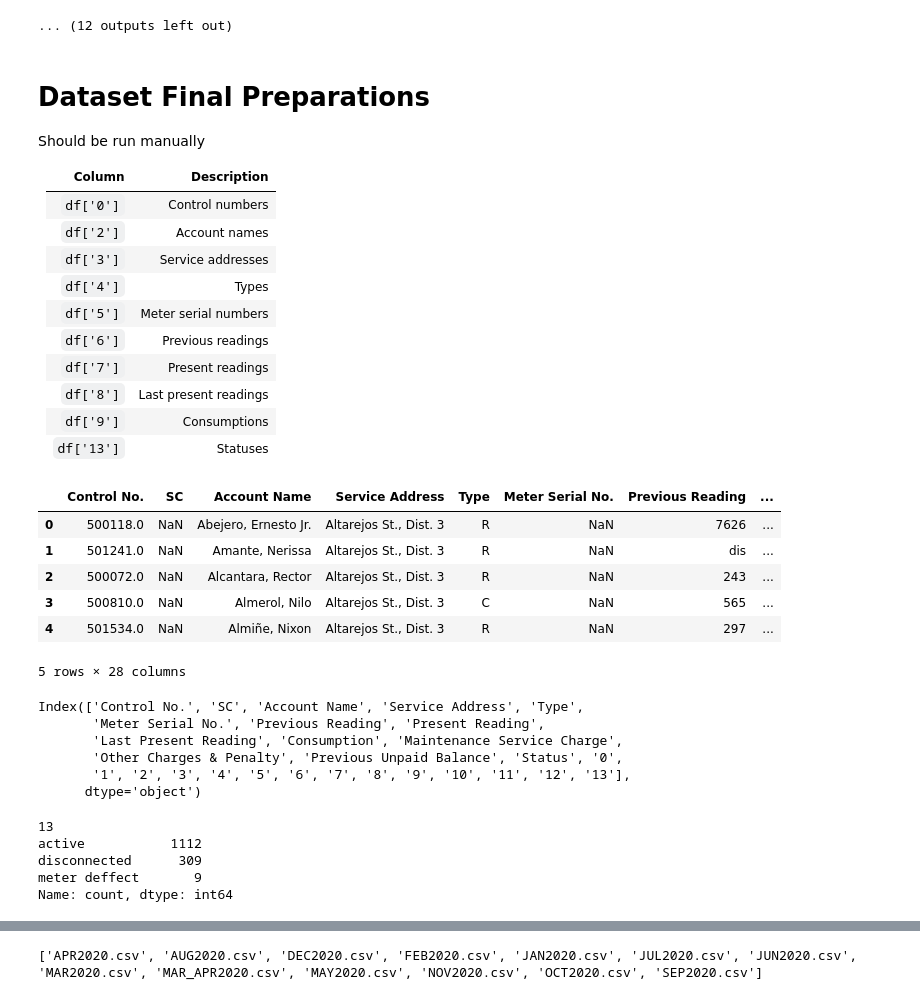
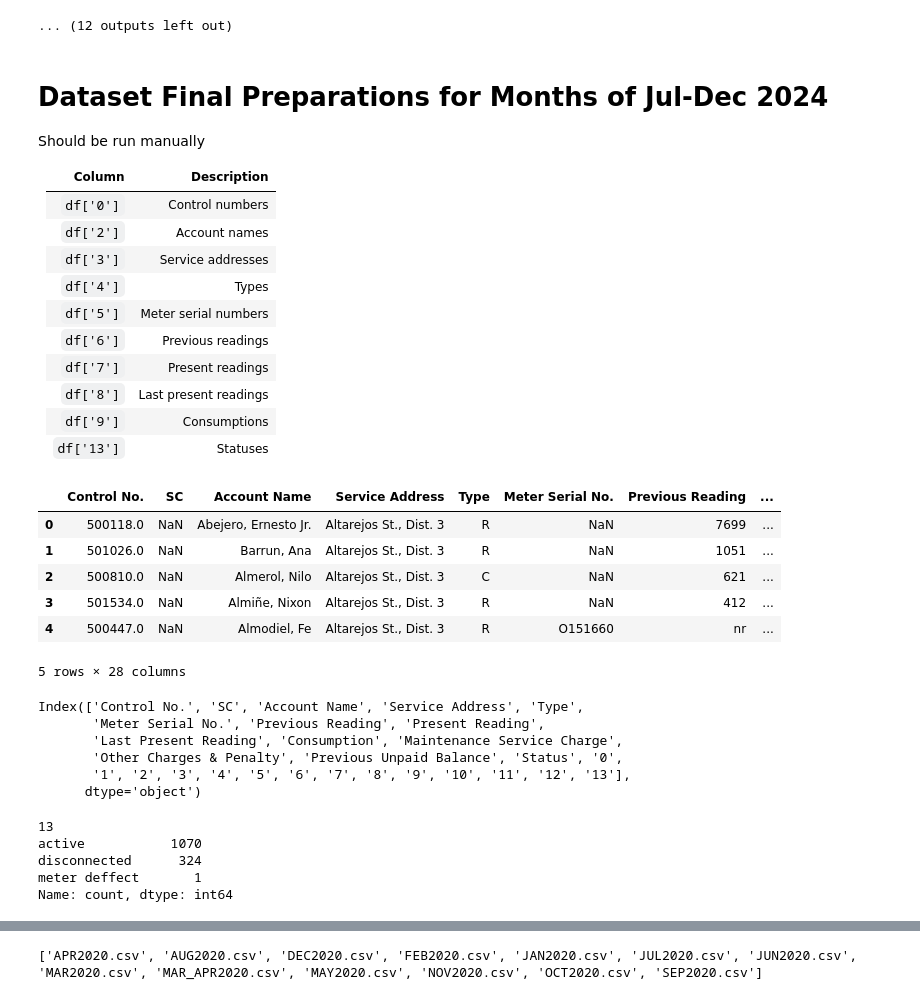
Before and after one commit to marcusAlmo/waterflow_model_training, a Jupyter notebook: data_preparation/v1/excel_file_compilations.ipynb, the cells around one changed output, grey strips where cells are left out. Drawn from its saved outputs; the diff is of its cells as text; code cells hidden in the pictures.

```diff
--- a/data_preparation/v1/excel_file_compilations.ipynb
+++ b/data_preparation/v1/excel_file_compilations.ipynb
@@ -269,7 +269,7 @@ memory usage: 331.7+ KB
 None
 ... (12 outputs left out)
 # %% [markdown]
-# Dataset Final Preparations
+# Dataset Final Preparations for Months of Jul-Dec 2024
 Should be run manually
 
 | Column | Description |
@@ -286,23 +286,26 @@ Should be run manually
 | `df['13']` | Statuses |
 # %%
 # Final 2024 dataset preparation
-month = 'JUL'
+from pathlib import Path
+import pandas as pd
+
+month = 'DEC'
 year = '2024'
 base_dir = Path(f'../../dataset/raw/{year}/compiled/{month}_{year}.csv')
 col_name = 13
 
 df = pd.read_csv(base_dir)
 display(df.head())
 display(df.columns)
 
 df[f'{col_name}'].value_counts()
 # %% [output]
 |  | Control No. | SC | Account Name | Service Address | Type | Meter Serial No. | Previous Reading | ... |
-| 0 | 500118.0 | NaN | Abejero, Ernesto Jr. | Altarejos St., Dist. 3 | R | NaN | 7626 | ... |
-| 1 | 501241.0 | NaN | Amante, Nerissa | Altarejos St., Dist. 3 | R | NaN | dis | ... |
-| 2 | 500072.0 | NaN | Alcantara, Rector | Altarejos St., Dist. 3 | R | NaN | 243 | ... |
-| 3 | 500810.0 | NaN | Almerol, Nilo | Altarejos St., Dist. 3 | C | NaN | 565 | ... |
-| 4 | 501534.0 | NaN | Almiñe, Nixon | Altarejos St., Dist. 3 | R | NaN | 297 | ... |
+| 0 | 500118.0 | NaN | Abejero, Ernesto Jr. | Altarejos St., Dist. 3 | R | NaN | 7699 | ... |
+| 1 | 501026.0 | NaN | Barrun, Ana | Altarejos St., Dist. 3 | R | NaN | 1051 | ... |
+| 2 | 500810.0 | NaN | Almerol, Nilo | Altarejos St., Dist. 3 | C | NaN | 621 | ... |
+| 3 | 501534.0 | NaN | Almiñe, Nixon | Altarejos St., Dist. 3 | R | NaN | 412 | ... |
+| 4 | 500447.0 | NaN | Almodiel, Fe | Altarejos St., Dist. 3 | R | O151660 | nr | ... |
 5 rows × 28 columns
 Index(['Control No.', 'SC', 'Account Name', 'Service Address', 'Type',
        'Meter Serial No.', 'Previous Reading', 'Present Reading',
@@ -311,8 +314,8 @@ Index(['Control No.', 'SC', 'Account Name', 'Service Address', 'Type',
        '1', '2', '3', '4', '5', '6', '7', '8', '9', '10', '11', '12', '13'],
       dtype='object')
 13
-active           1112
-disconnected      309
-meter deffect       9
+active           1070
+disconnected      324
+meter deffect       1
 Name: count, dtype: int64
 # %%
```
Also changed, not shown: parts of 10 cells of this notebook, 1 other file.
